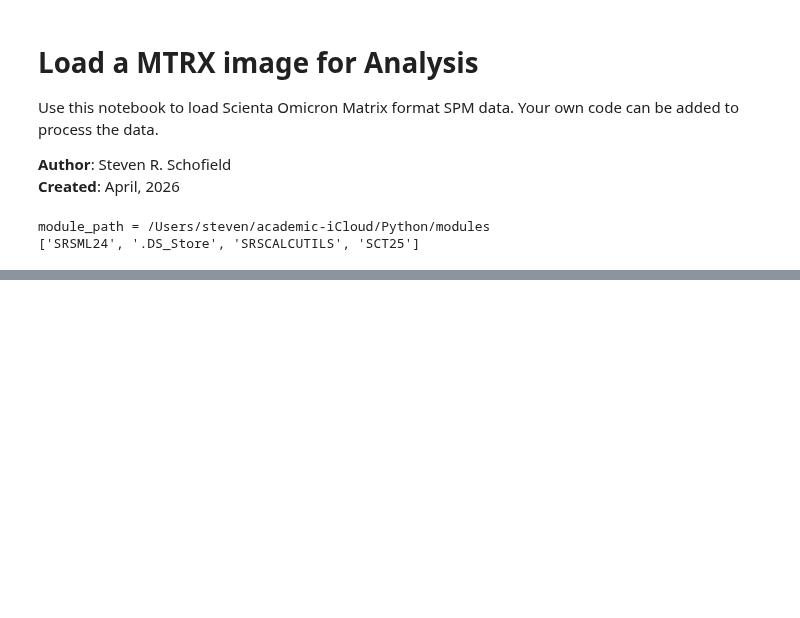
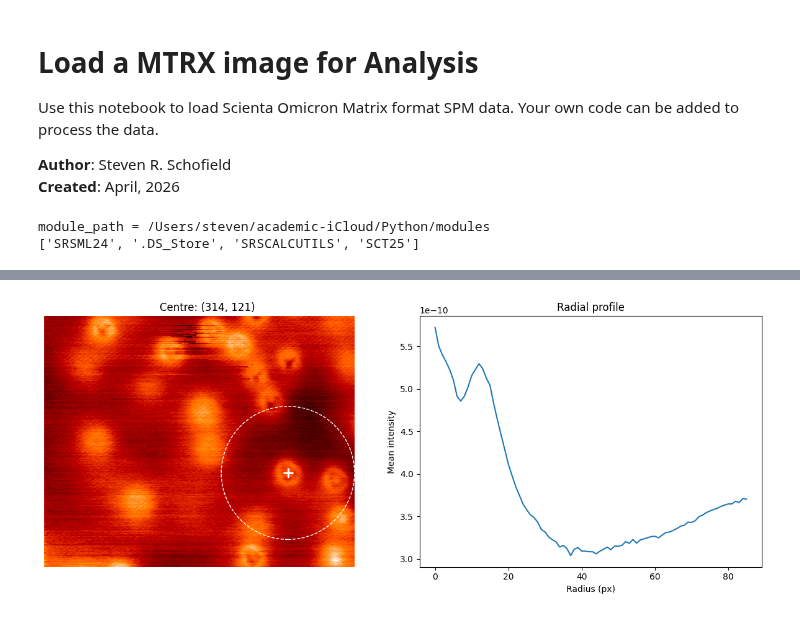
Before and after one commit to srschofield/SRSML24, a Jupyter notebook: notebooks/steven/radial_averaging.ipynb, the cells around one changed output, grey strips where cells are left out. Cells and saved outputs as stored; diff of their text form; code cells hidden in the pictures; blank space fills up the shorter version.

Commit message:
Added radial line profile function and analysis module

```diff
--- a/notebooks/steven/radial_averaging.ipynb
+++ b/notebooks/steven/radial_averaging.ipynb
@@ -128,0 +117,5 @@ dp.display_image(imgFU_flat,cmap=colormapname)
+# %%
+# Then pass them in directly
+radii_1, profile_1 = da.radial_profile(imgFU_flat, center=(314, 121), cmap='gist_heat')
+# %% [output]
+[figure, added]
```
Also changed, not shown: parts of 11 cells of this notebook, 2 other files.
